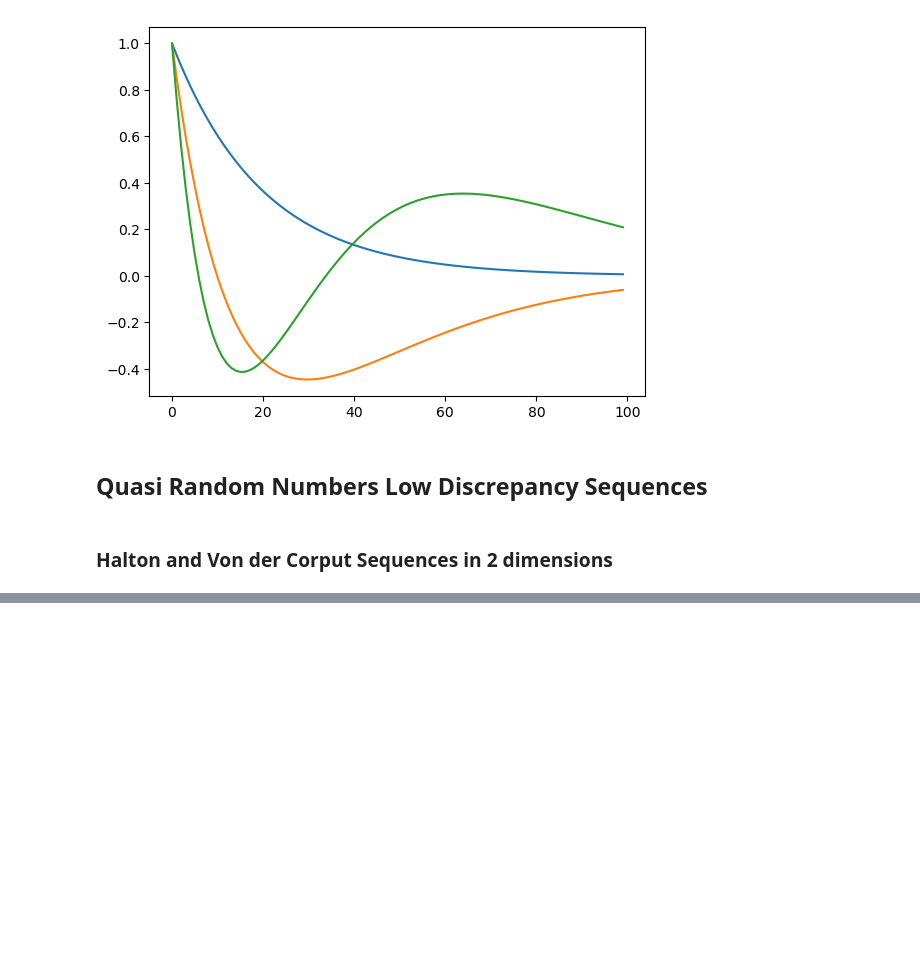
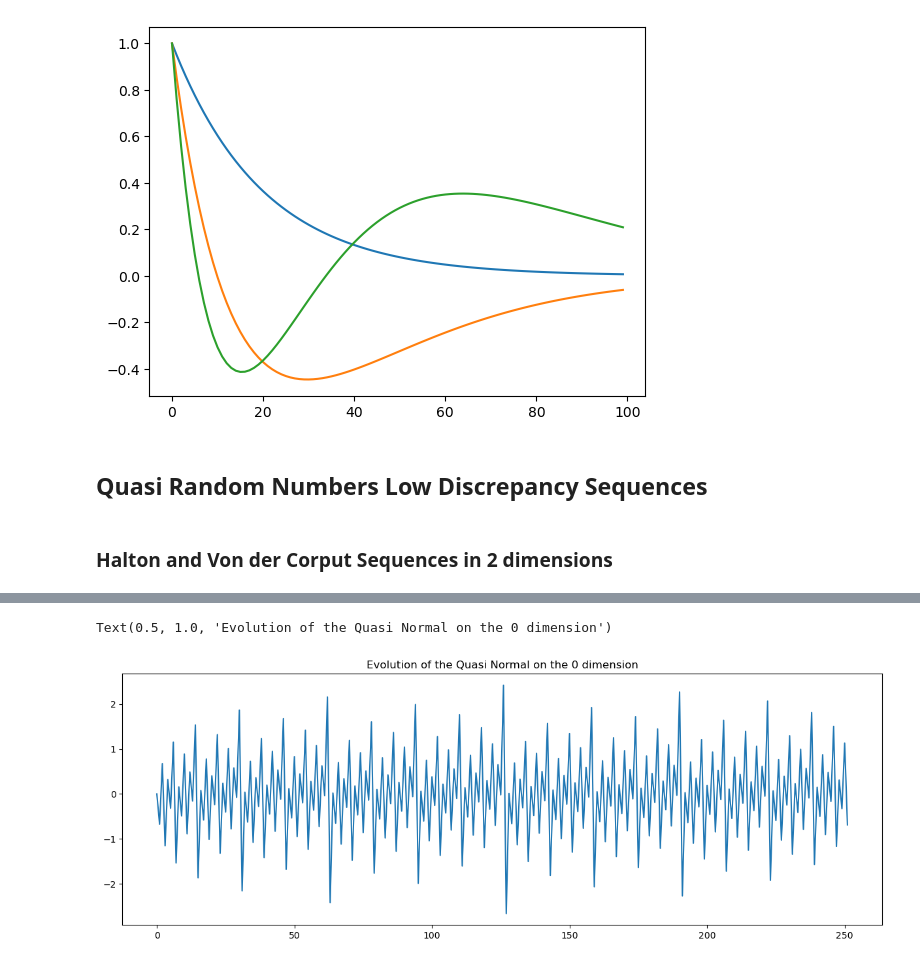
Before and after one commit to raphcor95/numerical_project, a Jupyter notebook: Visualiser.ipynb, the cells around one changed output, grey strips where cells are left out. Drawn from its saved outputs; the diff is of its cells as text; code cells hidden in the pictures; blank space fills up the shorter version.

```diff
--- a/Visualiser.ipynb
+++ b/Visualiser.ipynb
@@ -120,0 +155,7 @@ Text(0.5, 1.0, '2-Dimensional Halton Sequences with bases 2 and 3')
+# %%
+plt.figure(figsize=(15, 5))
+plt.plot(df_data.iloc[:, dim])
+plt.title(f"Evolution of the Quasi Normal on the {dim} dimension")
+# %% [output]
+Text(0.5, 1.0, 'Evolution of the Quasi Normal on the 0 dimension')
+[figure, added]
```
Also changed, not shown: parts of 9 cells of this notebook, 3 other files.
